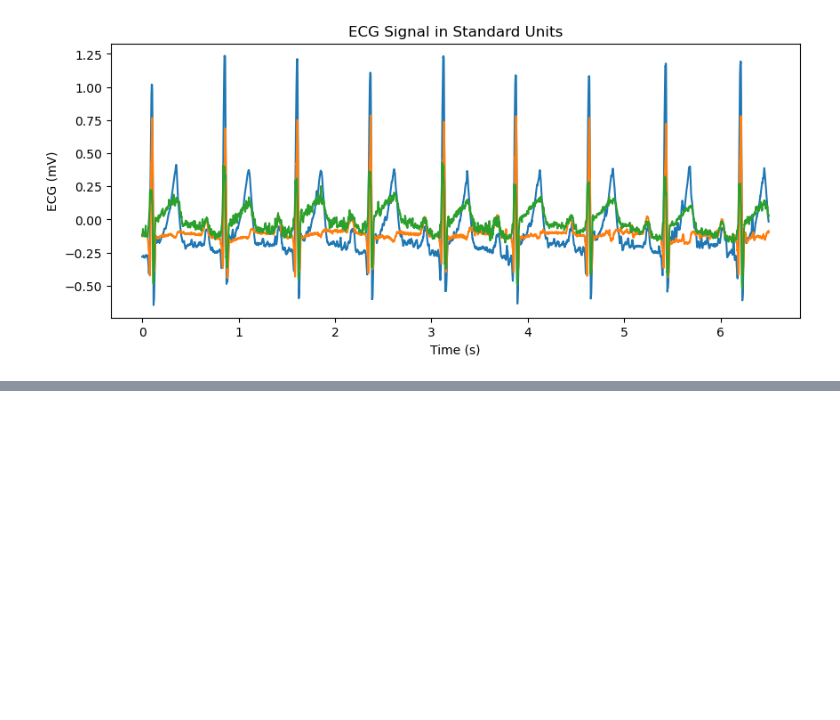
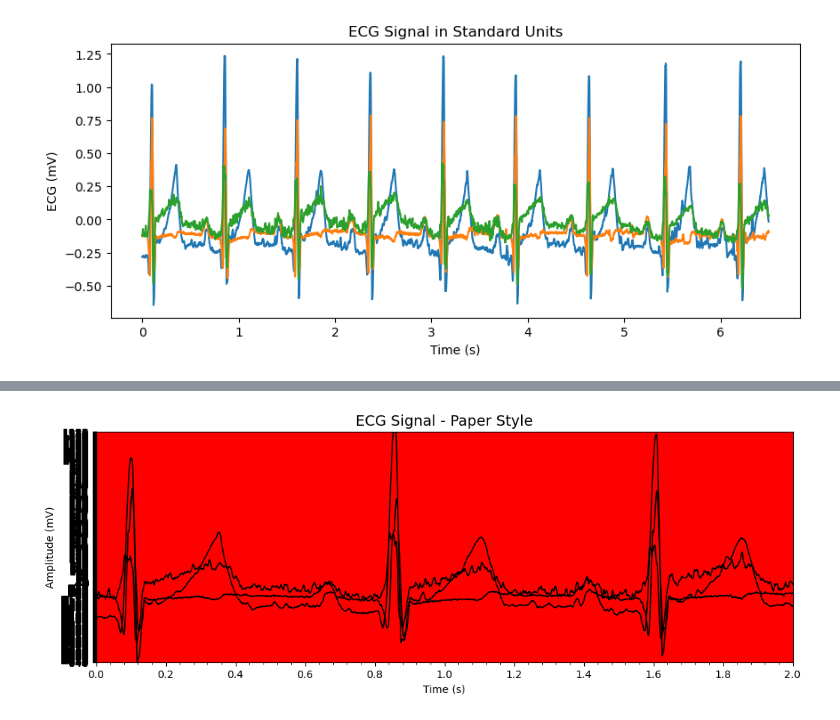
Before and after one commit to axellerabstudent/IEAP-Series01-Python, a Jupyter notebook: ECG-Series01-Base.ipynb, the cells around one changed output, grey strips where cells are left out. Saved outputs shown, nothing was run; the diff lists cells and outputs as text; code cells hidden in the pictures; blank space fills up the shorter version.

```diff
--- a/ECG-Series01-Base.ipynb
+++ b/ECG-Series01-Base.ipynb
@@ -82,0 +174,51 @@ Text(0.5, 1.0, 'ECG Signal in Standard Units')
+# %%
+import numpy as np
+import matplotlib.pyplot as plt
+
+def load_and_convert_ecg(filename, gain_per_unit=1024e-6, sampling_frequency=1000):
+    """
+    Load ECG raw data from a text file, convert to millivolts, and create time axis in seconds.
+    """
+    ecg_raw_data = np.loadtxt(filename)
+    ecg_millivolts = ecg_raw_data * gain_per_unit * 1000  # convert to mV
+    num_samples = ecg_raw_data.shape[0]
+    time_axis = np.arange(num_samples) / sampling_frequency
+    return time_axis, ecg_millivolts
+
+# Load ECG
+time_axis, ecg_millivolts = load_and_convert_ecg("ECGU.txt")
+
+# Create figure
+plt.figure(figsize=(12, 4))
+plt.plot(time_axis, ecg_millivolts, color="black", linewidth=1.2)
+
+ax = plt.gca()
+
+# 1. Ensure white background
+ax.set_facecolor("white")
+plt.gcf().patch.set_facecolor('white')  # make figure background white too
+
+# 2. Major grid (5 mm squares)
+ax.set_xticks(np.arange(0, time_axis[-1]+0.2, 0.2))
+ax.set_yticks(np.arange(np.floor(np.min(ecg_millivolts))-0.5,
+                        np.ceil(np.max(ecg_millivolts))+0.5, 0.5))
+ax.grid(which="major", color="red", linestyle="-", linewidth=0.8, alpha=0.7)
+
+# 3. Minor grid (1 mm squares) - use lighter alpha to avoid "solid red"
+ax.set_xticks(np.arange(0, time_axis[-1]+0.04, 0.04), minor=True)
+ax.set_yticks(np.arange(np.floor(np.min(ecg_millivolts))-0.1,
+                        np.ceil(np.max(ecg_millivolts))+0.1, 0.1), minor=True)
+ax.grid(which="minor", color="red", linestyle=":", linewidth=0.5, alpha=0.2)
+
+# 4. Labels and title
+plt.title("ECG Signal - Paper Style", fontsize=14)
+plt.xlabel("Time (s)")
+plt.ylabel("Amplitude (mV)")
+
+# 5. Optional: zoom on first few seconds
+plt.xlim(time_axis[0], time_axis[min(len(time_axis)-1, 2000)])
+plt.ylim(np.min(ecg_millivolts)-0.5, np.max(ecg_millivolts)+0.5)
+
+plt.show()
+# %% [output]
+[figure, added]
```
Also changed, not shown: parts of 3 cells of this notebook.
